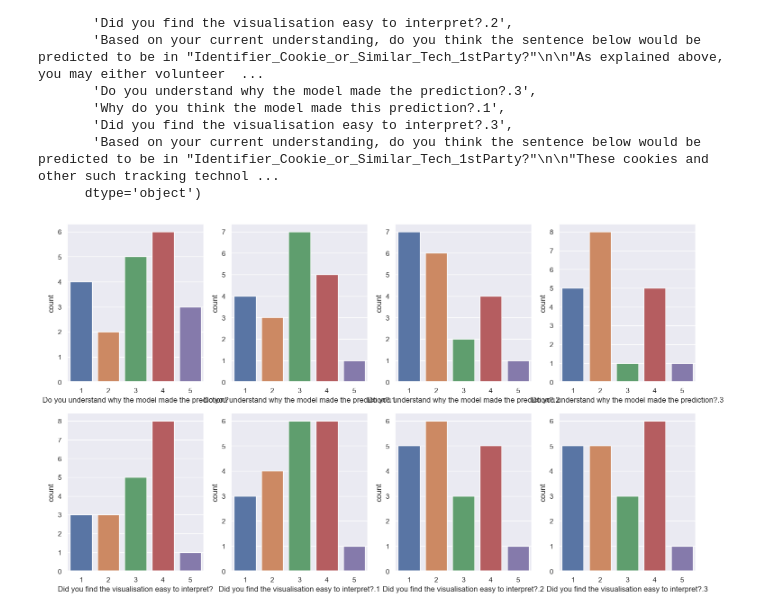
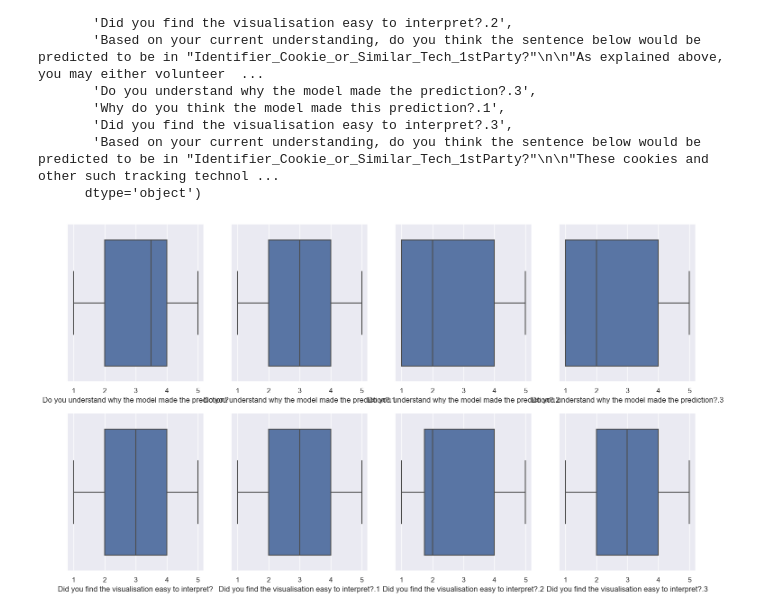
Before and after one commit to TristanKoh/capstone-repo, a Jupyter notebook: code/survey_results.ipynb, the cells around one changed output. Drawn from its saved outputs; the diff is of its cells as text; code cells hidden in the pictures.

Commit message:
update survey results

```diff
--- a/code/survey_results.ipynb
+++ b/code/survey_results.ipynb
@@ -640,19 +660,19 @@ Index(['Do you understand why the model made the prediction?',
 # %%
 fig, ax = plt.subplots(2, 4)
 sns.set(rc={'figure.figsize':(18,10)})
 
-sns.countplot(x = "Do you understand why the model made the prediction?", data = df_results, ax = ax[0, 0])
-sns.countplot(x = "Do you understand why the model made the prediction?.1", data = df_results, ax = ax[0, 1])
-sns.countplot(x = "Do you understand why the model made the prediction?.2", data = df_results, ax = ax[0, 2])
-sns.countplot(x = "Do you understand why the model made the prediction?.3", data = df_results, ax = ax[0, 3])
+sns.boxplot(x = "Do you understand why the model made the prediction?", data = df_results, ax = ax[0, 0])
+sns.boxplot(x = "Do you understand why the model made the prediction?.1", data = df_results, ax = ax[0, 1])
+sns.boxplot(x = "Do you understand why the model made the prediction?.2", data = df_results, ax = ax[0, 2])
+sns.boxplot(x = "Do you understand why the model made the prediction?.3", data = df_results, ax = ax[0, 3])
 
-sns.countplot(x = "Did you find the visualisation easy to interpret?", data = df_results, ax = ax[1, 0])
-sns.countplot(x = "Did you find the visualisation easy to interpret?.1", data = df_results, ax = ax[1, 1])
-sns.countplot(x = "Did you find the visualisation easy to interpret?.2", data = df_results, ax = ax[1, 2])
-sns.countplot(x = "Did you find the visualisation easy to interpret?.3", data = df_results, ax = ax[1, 3])
+sns.boxplot(x = "Did you find the visualisation easy to interpret?", data = df_results, ax = ax[1, 0])
+sns.boxplot(x = "Did you find the visualisation easy to interpret?.1", data = df_results, ax = ax[1, 1])
+sns.boxplot(x = "Did you find the visualisation easy to interpret?.2", data = df_results, ax = ax[1, 2])
+sns.boxplot(x = "Did you find the visualisation easy to interpret?.3", data = df_results, ax = ax[1, 3])
 plt.show()
 # %% [output]
-[figure, old version]
+[figure, new version]
 # %%
 # Take the average of each question and compare since distributions aren't very meaningful
 part3_understand = []
```
Also changed, not shown: parts of 50 cells of this notebook, 1 other file.
